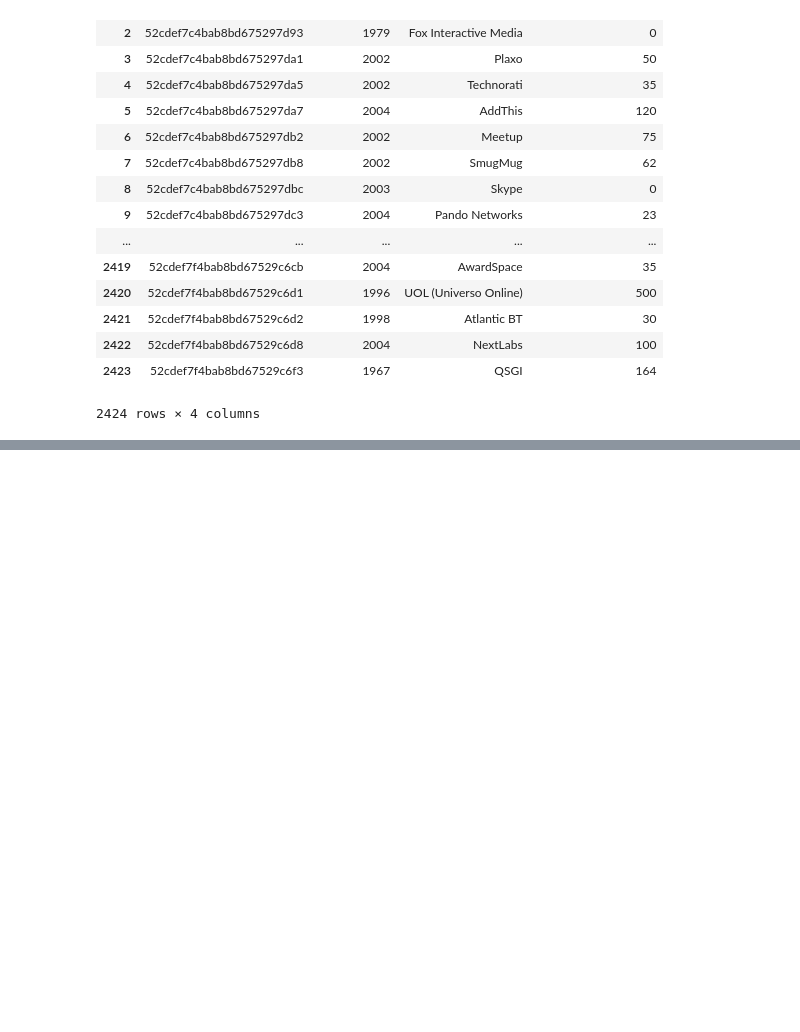
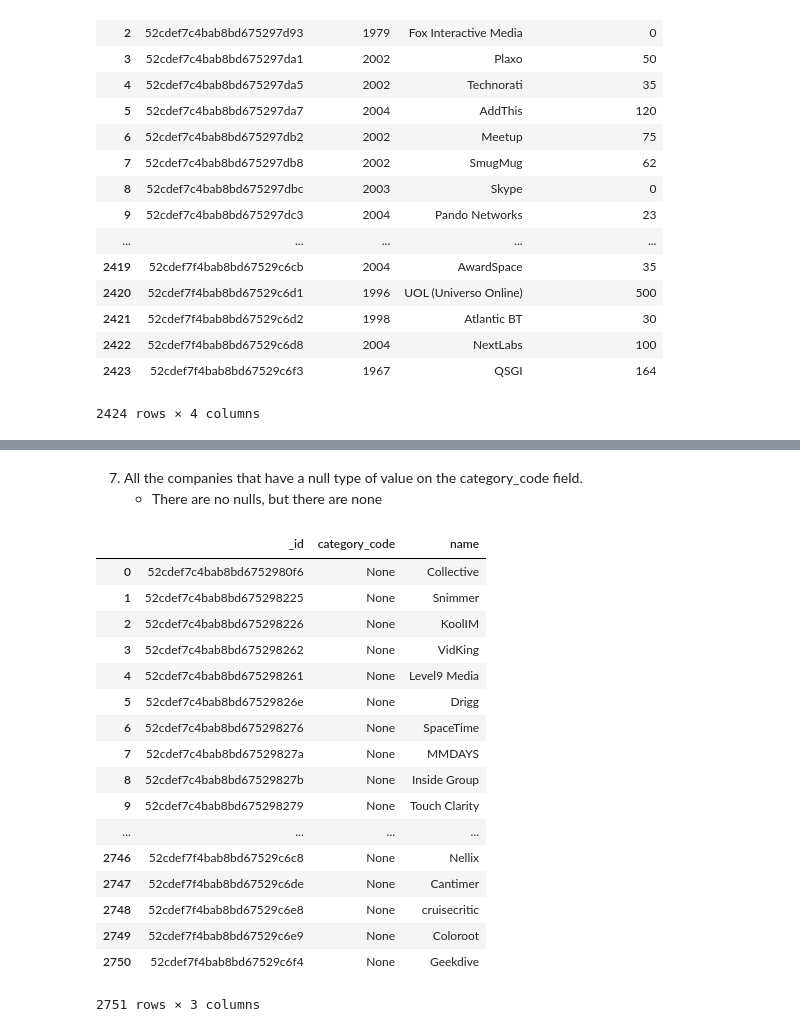
Before and after one commit to marisfont/madrid-oct-2018, a Jupyter notebook: module-2/lab-mongo/your-code.ipynb, the cells around one changed output, grey strips where cells are left out. Cells and saved outputs as stored; diff of their text form; code cells hidden in the pictures; blank space fills up the shorter version.

```diff
--- a/module-2/lab-mongo/your-code.ipynb
+++ b/module-2/lab-mongo/your-code.ipynb
@@ -134,0 +155,26 @@ employees_founded
+# %% [markdown]
+7. All the companies that have a null type of value on the category_code field.
+    - There are no nulls, but there are none
+# %%
+null_category = db.docs.find({"category_code":{"$type":10}}, projection={"name": 1 , "category_code": 1})
+null_category = pd.DataFrame(list(null_category))
+null_category
+# %% [output]
+|  | _id | category_code | name |
+| 0 | 52cdef7c4bab8bd6752980f6 | None | Collective |
+| 1 | 52cdef7c4bab8bd675298225 | None | Snimmer |
+| 2 | 52cdef7c4bab8bd675298226 | None | KoolIM |
+| 3 | 52cdef7c4bab8bd675298262 | None | VidKing |
+| 4 | 52cdef7c4bab8bd675298261 | None | Level9 Media |
+| 5 | 52cdef7c4bab8bd67529826e | None | Drigg |
+| 6 | 52cdef7c4bab8bd675298276 | None | SpaceTime |
+| 7 | 52cdef7c4bab8bd67529827a | None | MMDAYS |
+| 8 | 52cdef7c4bab8bd67529827b | None | Inside Group |
+| 9 | 52cdef7c4bab8bd675298279 | None | Touch Clarity |
+| ... | ... | ... | ... |
+| 2746 | 52cdef7f4bab8bd67529c6c8 | None | Nellix |
+| 2747 | 52cdef7f4bab8bd67529c6de | None | Cantimer |
+| 2748 | 52cdef7f4bab8bd67529c6e8 | None | cruisecritic |
+| 2749 | 52cdef7f4bab8bd67529c6e9 | None | Coloroot |
+| 2750 | 52cdef7f4bab8bd67529c6f4 | None | Geekdive |
+2751 rows × 3 columns
```
Also changed, not shown: parts of 8 cells of this notebook.
